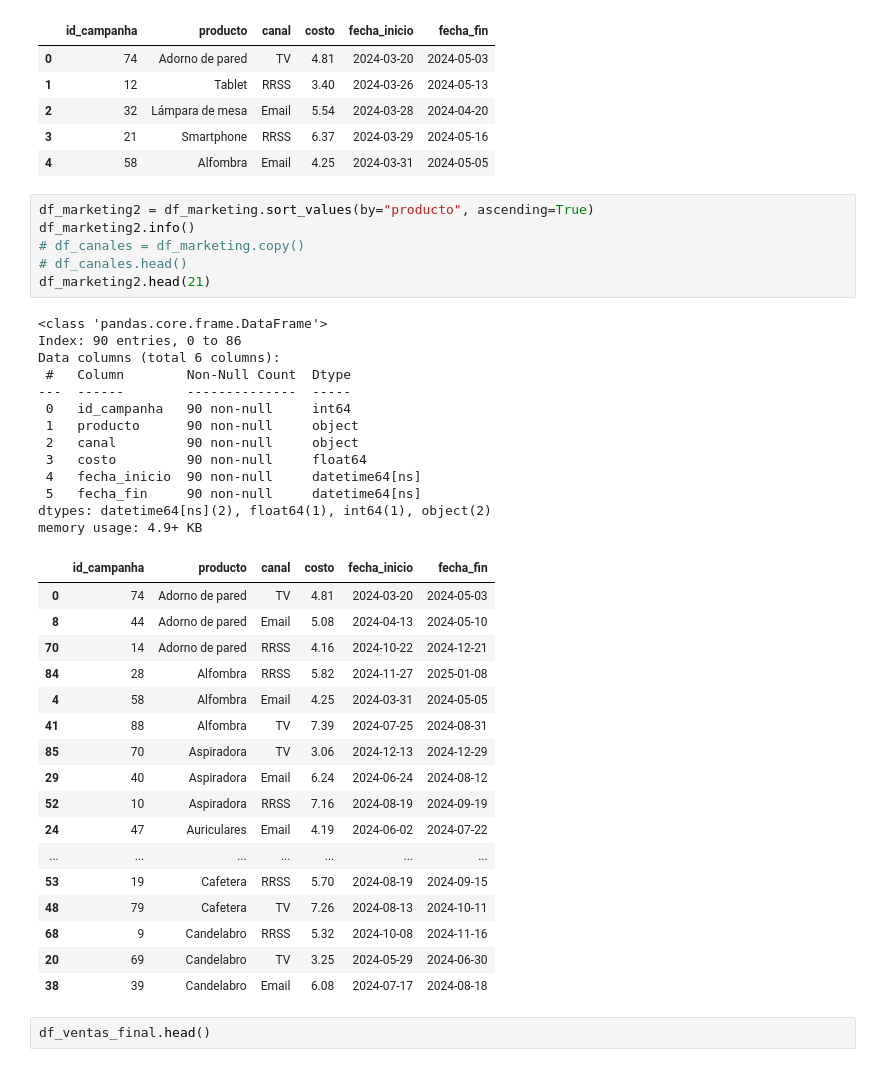
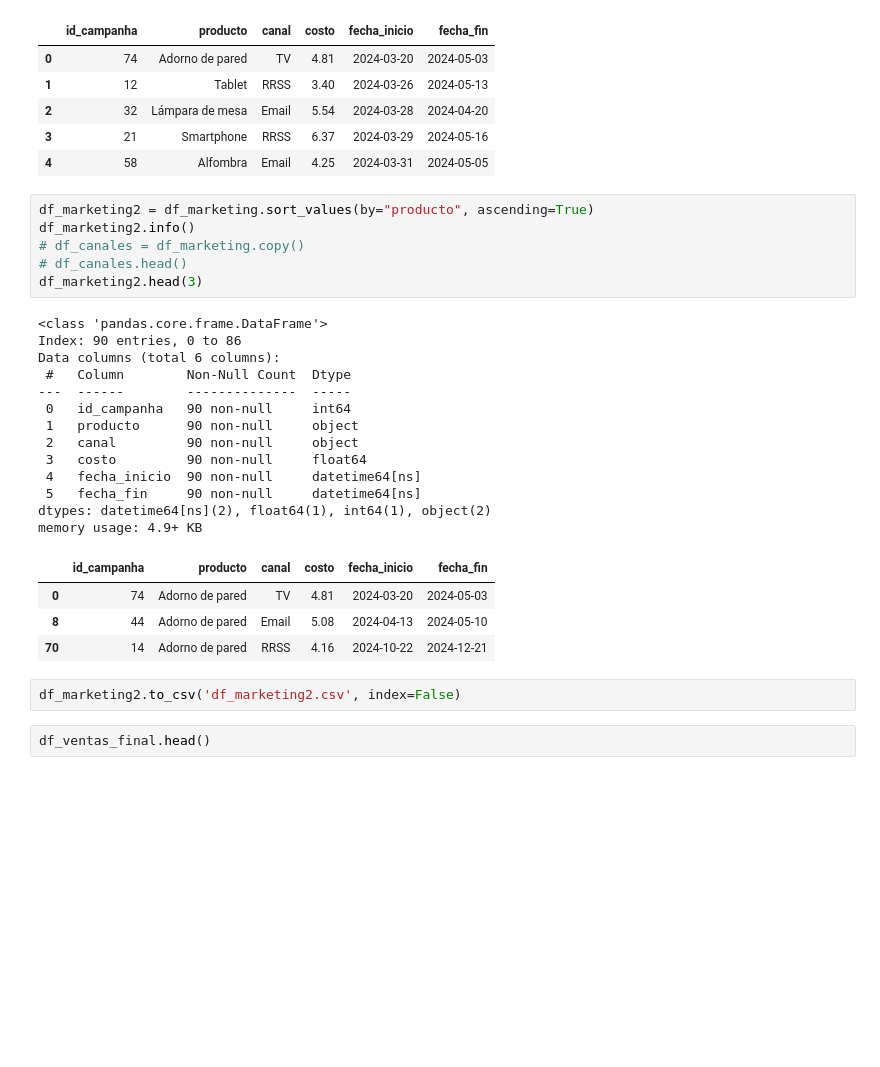
Before and after one commit to alex-degarate/TT-2C2025-Data-Analitycs-Notebooks, a Jupyter notebook: PreEntrega/PE-alex-15O.ipynb, the cells around one changed output. Drawn from its saved outputs; the diff is of its cells as text; blank space fills up the shorter version.

```diff
--- a/PreEntrega/PE-alex-15O.ipynb
+++ b/PreEntrega/PE-alex-15O.ipynb
@@ -1129,40 +1041,29 @@ memory usage: 4.3+ KB
 # %%
 df_marketing2 = df_marketing.sort_values(by="producto", ascending=True)
 df_marketing2.info()
 # df_canales = df_marketing.copy()
 # df_canales.head()
-df_marketing2.head(21)
+df_marketing2.head(3)
 # %% [output]
 <class 'pandas.core.frame.DataFrame'>
 Index: 90 entries, 0 to 86
 Data columns (total 6 columns):
  #   Column        Non-Null Count  Dtype
 ---  ------        --------------  -----
  0   id_campanha   90 non-null     int64
  1   producto      90 non-null     object
  2   canal         90 non-null     object
  3   costo         90 non-null     float64
  4   fecha_inicio  90 non-null     datetime64[ns]
  5   fecha_fin     90 non-null     datetime64[ns]
 dtypes: datetime64[ns](2), float64(1), int64(1), object(2)
 memory usage: 4.9+ KB
 |  | id_campanha | producto | canal | costo | fecha_inicio | fecha_fin |
 | 0 | 74 | Adorno de pared | TV | 4.81 | 2024-03-20 | 2024-05-03 |
 | 8 | 44 | Adorno de pared | Email | 5.08 | 2024-04-13 | 2024-05-10 |
 | 70 | 14 | Adorno de pared | RRSS | 4.16 | 2024-10-22 | 2024-12-21 |
-| 84 | 28 | Alfombra | RRSS | 5.82 | 2024-11-27 | 2025-01-08 |
-| 4 | 58 | Alfombra | Email | 4.25 | 2024-03-31 | 2024-05-05 |
-| 41 | 88 | Alfombra | TV | 7.39 | 2024-07-25 | 2024-08-31 |
-| 85 | 70 | Aspiradora | TV | 3.06 | 2024-12-13 | 2024-12-29 |
-| 29 | 40 | Aspiradora | Email | 6.24 | 2024-06-24 | 2024-08-12 |
-| 52 | 10 | Aspiradora | RRSS | 7.16 | 2024-08-19 | 2024-09-19 |
-| 24 | 47 | Auriculares | Email | 4.19 | 2024-06-02 | 2024-07-22 |
-| ... | ... | ... | ... | ... | ... | ... |
-| 53 | 19 | Cafetera | RRSS | 5.70 | 2024-08-19 | 2024-09-15 |
-| 48 | 79 | Cafetera | TV | 7.26 | 2024-08-13 | 2024-10-11 |
-| 68 | 9 | Candelabro | RRSS | 5.32 | 2024-10-08 | 2024-11-16 |
-| 20 | 69 | Candelabro | TV | 3.25 | 2024-05-29 | 2024-06-30 |
-| 38 | 39 | Candelabro | Email | 6.08 | 2024-07-17 | 2024-08-18 |
+# %%
+df_marketing2.to_csv('df_marketing2.csv', index=False)
 # %%
 df_ventas_final.head()
 # %% [output]
```
Also changed, not shown: parts of 43 cells of this notebook.
